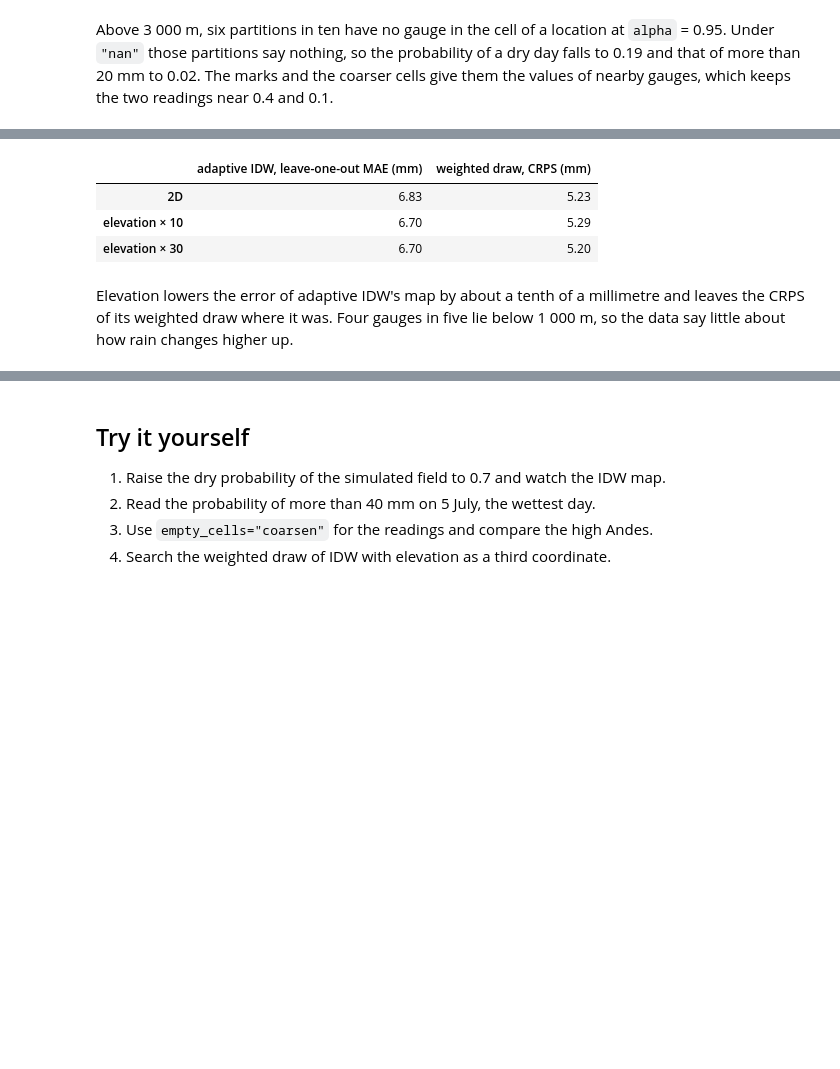
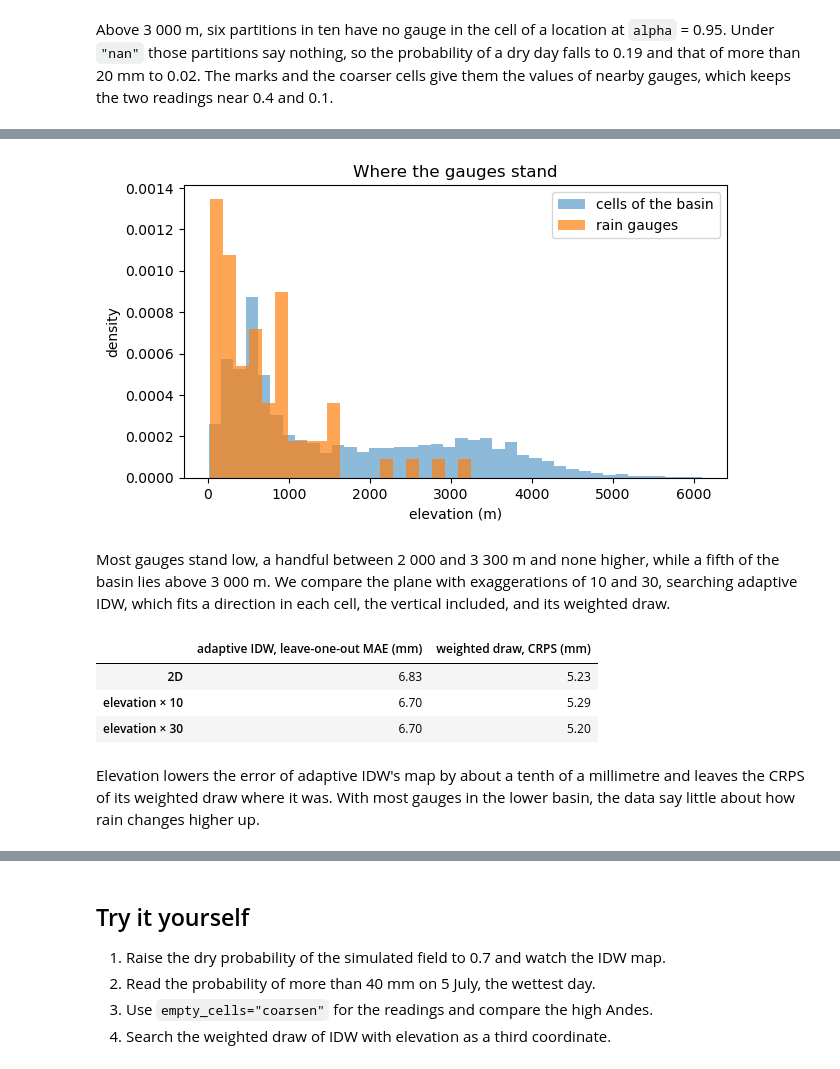
Before and after one commit to alges/spatialize-examples, a Jupyter notebook: examples/05_situations/13_rain.ipynb, the cells around one changed output, grey strips where cells are left out. Cells and saved outputs as stored; diff of their text form; code cells hidden in the pictures; blank space fills up the shorter version.

```diff
--- a/examples/05_situations/13_rain.ipynb
+++ b/examples/05_situations/13_rain.ipynb
@@ -323,3 +401,16 @@ before searching adaptive IDW and its weighted draw.
+# %%
+fig, ax = plt.subplots(figsize=(7, 3.8))
+ax.hist(locations.z, bins=40, density=True, alpha=0.5, label="cells of the basin")
+ax.hist(samples.z, bins=20, density=True, alpha=0.7, label="rain gauges")
+ax.set_xlabel("elevation (m)"); ax.set_ylabel("density")
+ax.set_title("Where the gauges stand")
+ax.legend()
+plt.show()
+# %% [output]
+[figure, added]
+# %% [markdown]
+Most gauges stand low, a handful between 2 000 and 3 300 m and none higher, while a fifth of the basin lies above 3 000 m. We compare the
+plane with exaggerations of 10 and 30, searching adaptive IDW, which fits a direction in each cell, the vertical included, and its weighted draw.
 # %%
 rows = {}
 for factor in (0, 10, 30):
@@ -339,6 +430,5 @@ pd.DataFrame(rows).T.round(2)
 | elevation × 30 | 6.70 | 5.20 |
 # %% [markdown]
 Elevation lowers the error of adaptive IDW's map by about a tenth of a millimetre and leaves the CRPS of
-its weighted draw where it was. Four gauges in five lie below 1 000 m, so the data say little about how
-rain changes higher up.
+its weighted draw where it was. With most gauges in the lower basin, the data say little about how rain changes higher up.
 # %% [markdown]
```
Also changed, not shown: parts of 21 cells of this notebook, 12 other files.
